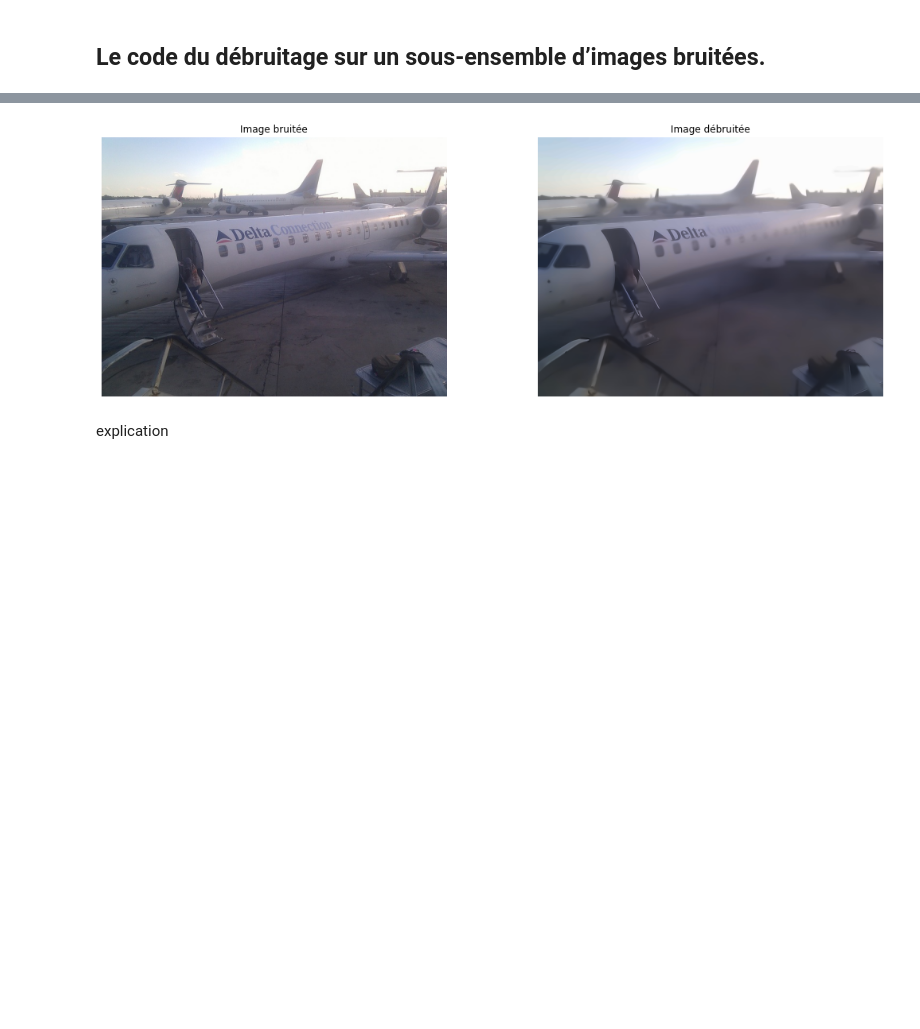
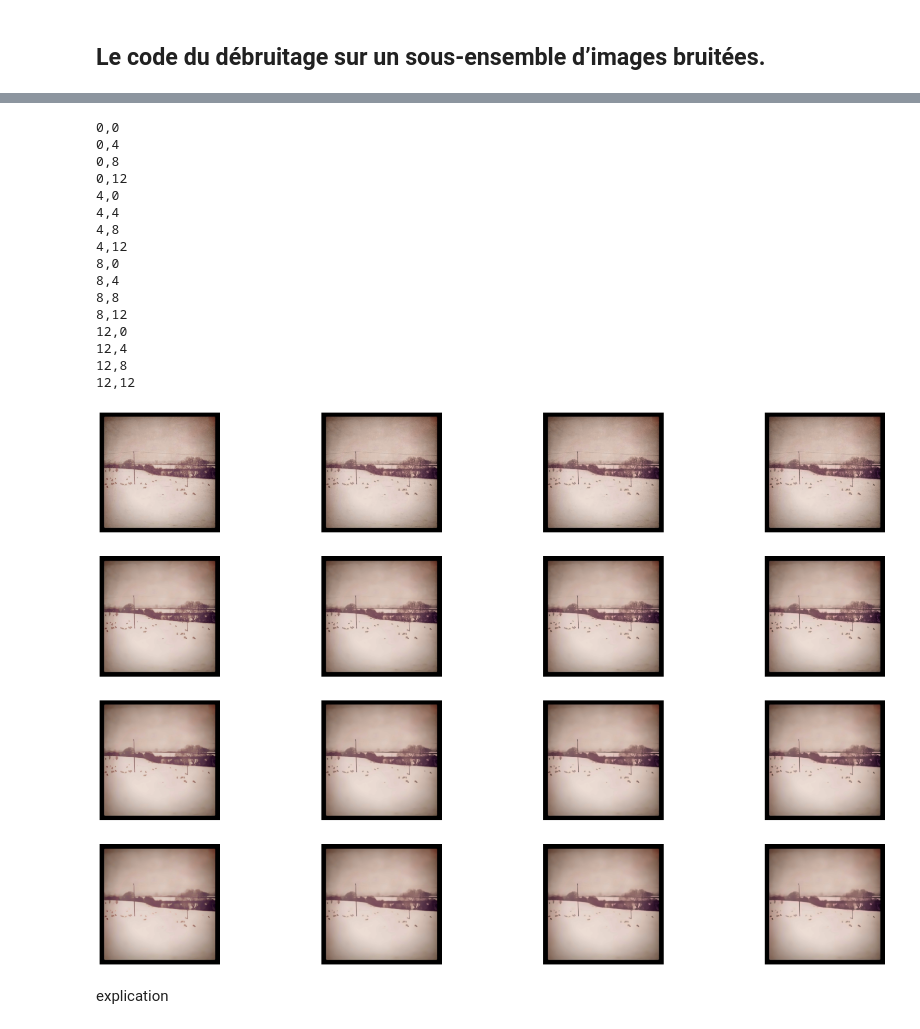
Before and after one commit to MazurierPierre/Projet-Data-Science, a Jupyter notebook: Livrable 1.ipynb, the cells around one changed output, grey strips where cells are left out. Cells and saved outputs as stored; diff of their text form; code cells hidden in the pictures; blank space fills up the shorter version.

```diff
--- a/Livrable 1.ipynb
+++ b/Livrable 1.ipynb
@@ -7,6 +7,8 @@ from __future__ import division, print_function, unicode_literals
 # imports
 import numpy as np
 import os
+import matplotlib.gridspec as gridspec
+import math
 
 # stabilité du notebook d'une exécution à l'autre
 np.random.seed(42)
@@ -27,10 +29,21 @@ import scipy
 import imageio
 import pathlib
 import cv2 as cv
+
+def disp_img(images, rows = 1, h=30, w=20) :
+    fig=plt.figure(figsize=(h, w))
+    columns = math.ceil(len(images)/rows)
+    spec = gridspec.GridSpec(ncols=columns, nrows=rows, figure=fig)
+    for i in range(0, len(images)):
+        img = images[i]
+        fig.add_subplot(spec[math.floor(i/columns), i%columns])
+        plt.axis('off')
+        plt.imshow(img)
+    plt.show()
 # %%
 image_paths_n = pathlib.Path('./dataset/Livrable1/Noisy').glob("*.jpg")
 image_sorted_n = sorted([x for x in image_paths_n])
-im_path_n = str(image_sorted_n[1])
+im_path_n = str(image_sorted_n[56])
 im_n = imageio.imread(im_path_n)
 
 image_paths_b = pathlib.Path('./dataset/Livrable1/Blurry').glob("*.jpg")
@@ -68,16 +57,0 @@ plt.show
-# %%
-blurred_cv_n = cv.fastNlMeansDenoisingColored(im_n,None,10,10,7,21)
-plt.figure(figsize=(18,6))
-plt.subplot(121)
-plt.imshow(im_n)
-plt.axis('off')
-plt.title("Image bruitée")
-
-plt.subplot(122)
-plt.imshow(blurred_cv_n)
-plt.axis('off')
-plt.title("Image débruitée")
-
-plt.show()
-# %% [output]
-[figure, removed]
@@ -84,3 +68,32 @@ plt.show()
+# %%
+blurred_im_tab = {}
+for i in range(4):
+    for j in range(4):
+        blurred_im_tab[str(i*4)+','+str(j*4)] = cv.fastNlMeansDenoisingColored(im_n,None,i*4,j*4,7,21)
+# %%
+temp = []
+for x in blurred_im_tab:
+    print(x)
+    temp.append(blurred_im_tab[x])
+disp_img(temp, rows=int(np.sqrt(len(temp))))
+# %% [output]
+0,0
+0,4
+0,8
+0,12
+4,0
+4,4
+4,8
+4,12
+8,0
+8,4
+8,8
+8,12
+12,0
+12,4
+12,8
+12,12
+[figure, added]
 # %% [markdown]
 explication
 # %% [markdown]
```
Also changed, not shown: parts of 9 cells of this notebook.
